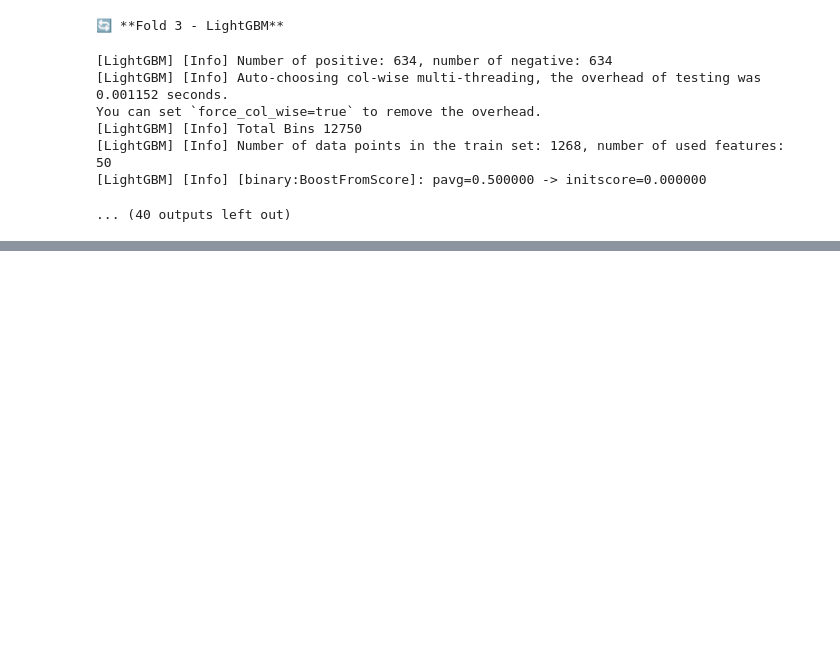
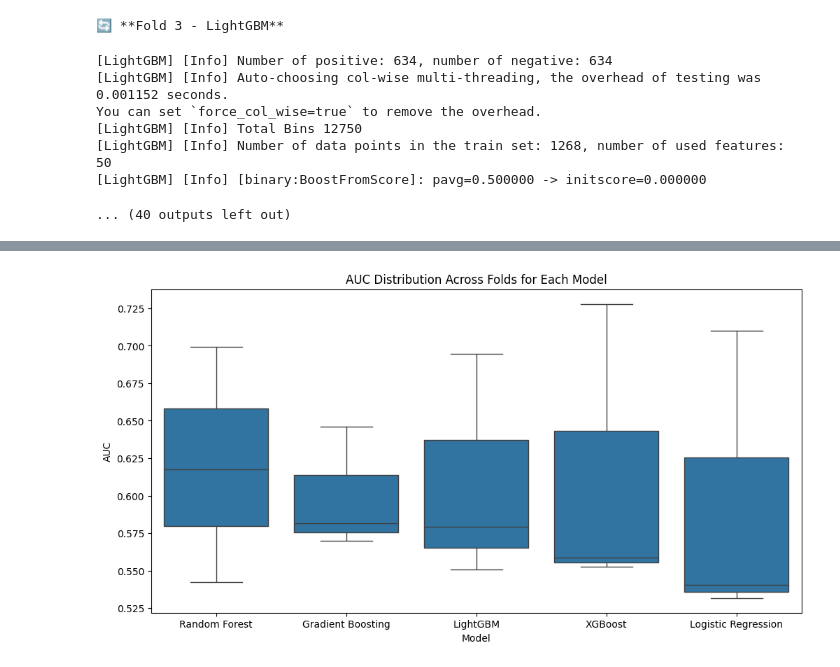
Before and after one commit to nikakoga/Bioinformatic, a Jupyter notebook: training_PCSS.ipynb, the cells around one changed output, grey strips where cells are left out. Cells and saved outputs as stored; diff of their text form; code cells hidden in the pictures; blank space fills up the shorter version.

```diff
--- a/training_PCSS.ipynb
+++ b/training_PCSS.ipynb
@@ -348,0 +548,12 @@ You can set `force_col_wise=true` to remove the overhead.
+# %%
+import seaborn as sns
+
+# Analiza rozrzutu AUC dla każdego modelu
+auc_df = pd.DataFrame(roc_data, columns=['Model', 'Fold', 'FPR', 'TPR', 'AUC'])
+
+plt.figure(figsize=(12, 6))
+sns.boxplot(data=auc_df, x='Model', y='AUC')
+plt.title('AUC Distribution Across Folds for Each Model')
+plt.show()
+# %% [output]
+[figure, added]
```
Also changed, not shown: parts of 7 cells of this notebook.
